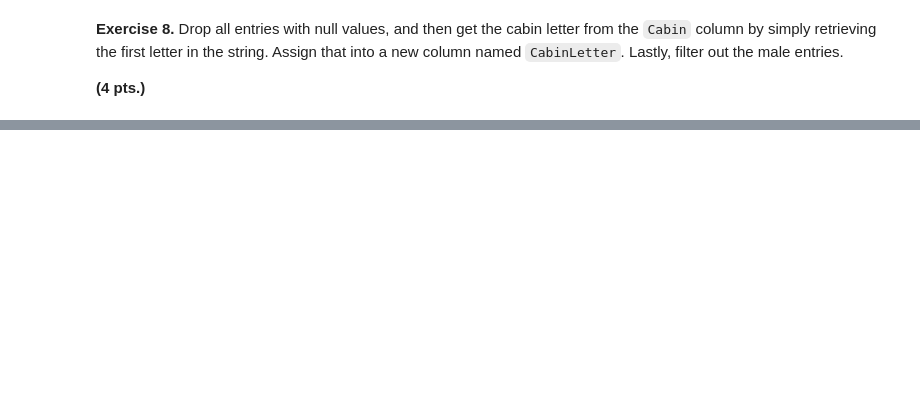
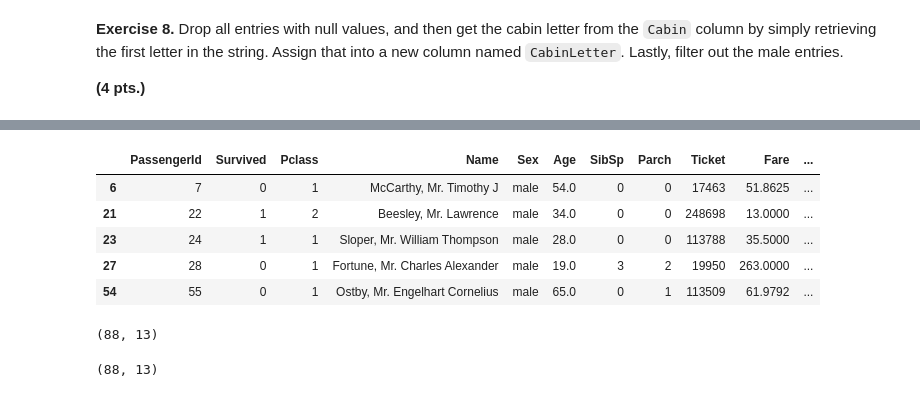
Before and after one commit to maicorebong/dlsu-datasci-mariaconcepcionrebong, a Jupyter notebook: Module_2_3/Module_2-3_Exercise_MaicoRebong.ipynb, the cells around one changed output, grey strips where cells are left out. Drawn from its saved outputs; the diff is of its cells as text; code cells hidden in the pictures; blank space fills up the shorter version.

```diff
--- a/Module_2_3/Module_2-3_Exercise_MaicoRebong.ipynb
+++ b/Module_2_3/Module_2-3_Exercise_MaicoRebong.ipynb
@@ -286,0 +327,4 @@ raise NotImplementedError
+# %%
+df8 = df_titanic.copy()
+df8 = df8.dropna()
+df8.isna().sum()
@@ -287,3 +345,29 @@ raise NotImplementedError
+# %%
+# AS PER INSTRUCTION
+# code source: https://stackoverflow.com/questions/35552874/get-first-letter-of-a-string-from-column
+df8['CabinLetter'] = [x[0] if isinstance(x, str) else np.nan for x in df8['Cabin']]
+df8 = df8[df8['Sex'] == 'male']
+df8.head()
+# %% [output]
+|  | PassengerId | Survived | Pclass | Name | Sex | Age | SibSp | Parch | Ticket | Fare | ... |
+| 6 | 7 | 0 | 1 | McCarthy, Mr. Timothy J | male | 54.0 | 0 | 0 | 17463 | 51.8625 | ... |
+| 21 | 22 | 1 | 2 | Beesley, Mr. Lawrence | male | 34.0 | 0 | 0 | 248698 | 13.0000 | ... |
+| 23 | 24 | 1 | 1 | Sloper, Mr. William Thompson | male | 28.0 | 0 | 0 | 113788 | 35.5000 | ... |
+| 27 | 28 | 0 | 1 | Fortune, Mr. Charles Alexander | male | 19.0 | 3 | 2 | 19950 | 263.0000 | ... |
+| 54 | 55 | 0 | 1 | Ostby, Mr. Engelhart Cornelius | male | 65.0 | 0 | 1 | 113509 | 61.9792 | ... |
+# %%
+df8.shape
+# %% [output]
+(88, 13)
+# %%
+# MATCHES ASSERT
+df8 = df_titanic.copy()
+df8 = df8.dropna()
+df8['CabinLetter'] = [x[0] if isinstance(x, str) else np.nan for x in df8['Cabin']]
+df8 = df8[df8['Sex'] == 'female']
+df8.shape
+# %% [output]
+(88, 13)
 # %%
 assert df8.shape==(88, 13)
 assert df8.head().to_dict()=={'PassengerId': {1: 2, 3: 4, 10: 11, 11: 12, 52: 53},
```
Also changed, not shown: parts of 11 cells of this notebook.
